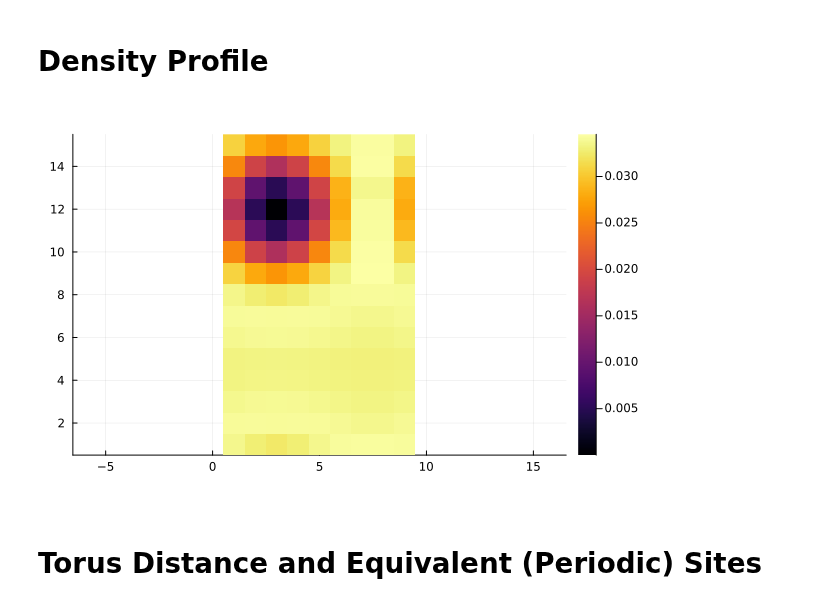
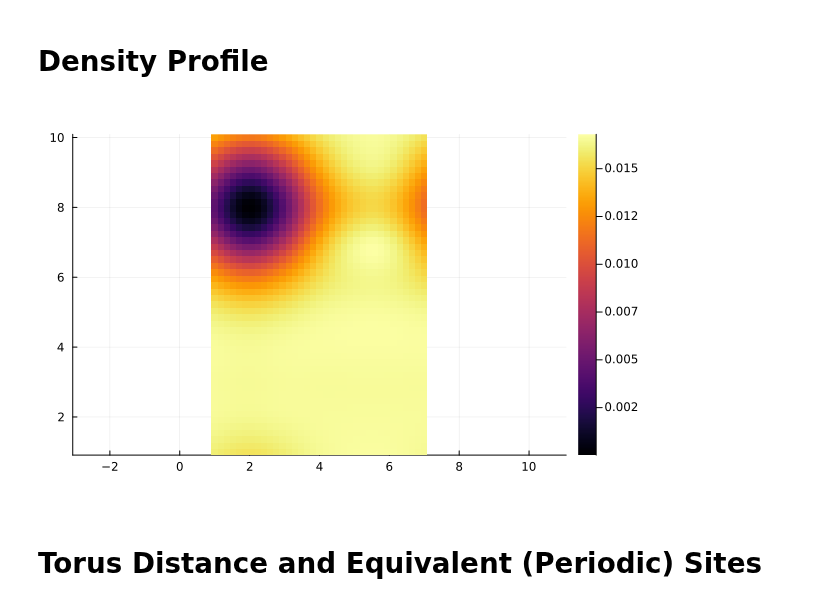
Before and after one commit to Umut-Can-Physics/Kagome-Lattice, a Jupyter notebook: My Numerical Calculations/Many-Body/Hofstadter/Hofstadter First Band Approximation.ipynb, the cells around one changed output. Cells and saved outputs as stored; diff of their text form; code cells hidden in the pictures.

```diff
--- a/My Numerical Calculations/Many-Body/Hofstadter/Hofstadter First Band Approximation.ipynb
+++ b/My Numerical Calculations/Many-Body/Hofstadter/Hofstadter First Band Approximation.ipynb
@@ -23,12 +19,12 @@ $\phi=\frac{p}{q}=\frac{p}{N_y}, N_\phi=\phi NxNy=N_x \text{ (The number of sing
 # %%
-Nx=9
-Ny=15
+Nx=8
+Ny=10
 N=Nx*Ny
 p=1
 q=Ny
 NPhi = Int( Nx * Ny * (p/q) )
 cut_off = NPhi
-PN = [0,1,2,3,4]
+PN = [0,1]
 U=2;
 # %% [markdown]
 # Sub Space Kinetic Term
@@ -114,4 +110,4 @@ plot_square_lattice(Nx, Ny)
 # %%
-V0 = [4, 0]; Imp_Site = [102, 38]
+V0 = [4, 0]; Imp_Site = [51, 1]
 Impurity_Data = Impurity(V0, Imp_Site)
 # %% [output]
@@ -162,12 +158,12 @@ r_hubbard_states = Restricted_Hubbard_States(V);
 avg_density = Get_Avg_Density(Nx, Ny, Degeneracy, N, Sub_Number_MB_Operator_List, basis_cut_mb, r_hubbard_states);
 # %%
 data = avg_density'
-factor = 1
+factor = 5
 
 Plots.heatmap(Interp(data, factor), aspect_ratio=:equal)
 #scatter!(co[:,1].+1,co[:,2].+1, series_annotations = text.([i for i in 1:N], :bottom), legend=false)
 # %% [output]
-[figure, old version]
+[figure, new version]
 # %% [markdown]
 # Torus Distance and Equivalent (Periodic) Sites
 # %%
```
Also changed, not shown: parts of 30 cells of this notebook, 6 other files.
